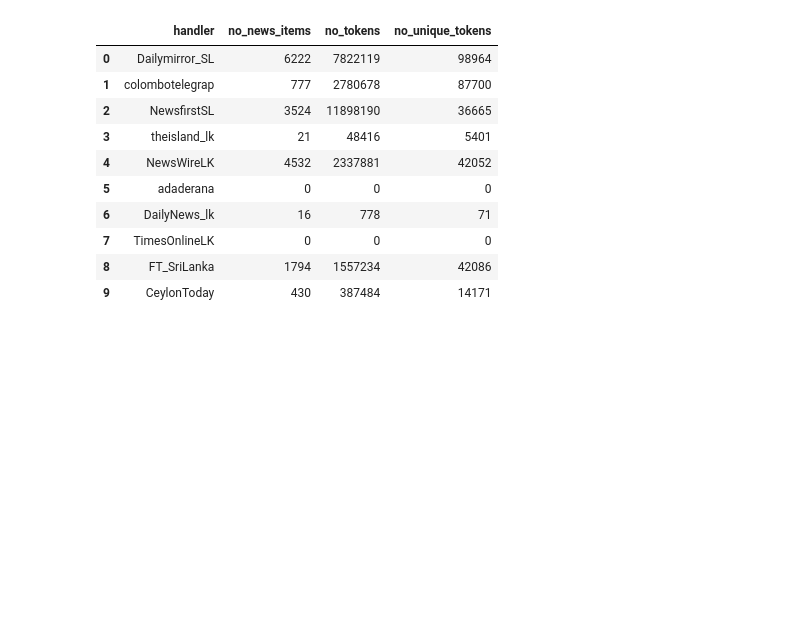
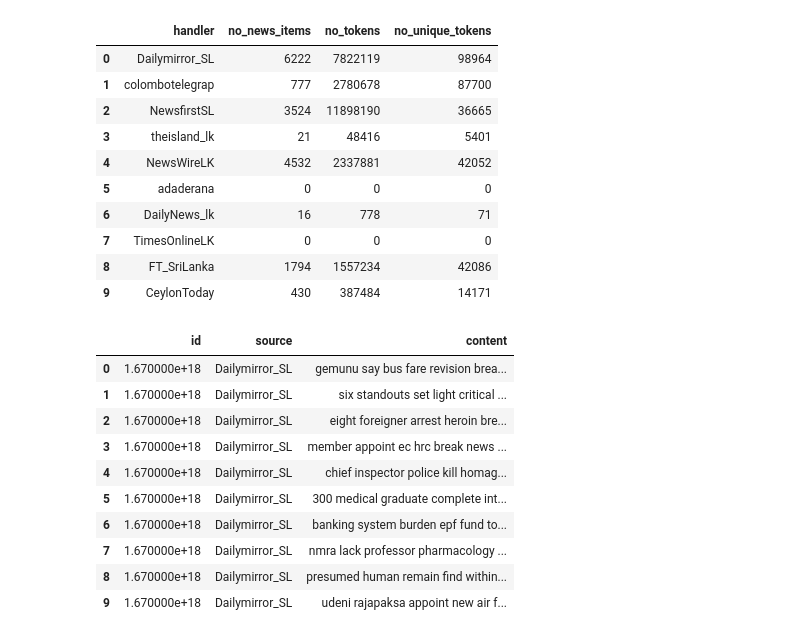
Before and after one commit to sujith-t/machine-learn-experiment, a Jupyter notebook: text_analytics/Solution.ipynb, the cells around one changed output. Saved outputs shown, nothing was run; the diff lists cells and outputs as text; code cells hidden in the pictures; blank space fills up the shorter version.

```diff
--- a/text_analytics/Solution.ipynb
+++ b/text_analytics/Solution.ipynb
@@ -533,3 +547,17 @@ def normalize_text(source_df: pd.DataFrame, normalized_df: pd.DataFrame, start=0
 # %%
-norm_df = pd.DataFrame(columns=['id', 'source', 'content'])
-x = normalize_text(news_df, norm_df, 0, 5)
+# display the first 10 normalized text
+
+normalized_df = pd.read_csv((data_dir + "/normalized.csv"), encoding='latin1', engine='python')
+normalized_df.head(10)
+# %% [output]
+|  | id | source | content |
+| 0 | 1.670000e+18 | Dailymirror_SL | gemunu say bus fare revision brea... |
+| 1 | 1.670000e+18 | Dailymirror_SL | six standouts set light critical ... |
+| 2 | 1.670000e+18 | Dailymirror_SL | eight foreigner arrest heroin bre... |
+| 3 | 1.670000e+18 | Dailymirror_SL | member appoint ec hrc break news ... |
+| 4 | 1.670000e+18 | Dailymirror_SL | chief inspector police kill homag... |
+| 5 | 1.670000e+18 | Dailymirror_SL | 300 medical graduate complete int... |
+| 6 | 1.670000e+18 | Dailymirror_SL | banking system burden epf fund to... |
+| 7 | 1.670000e+18 | Dailymirror_SL | nmra lack professor pharmacology ... |
+| 8 | 1.670000e+18 | Dailymirror_SL | presumed human remain find within... |
+| 9 | 1.670000e+18 | Dailymirror_SL | udeni rajapaksa appoint new air f... |
```
Also changed, not shown: parts of 7 cells of this notebook.
